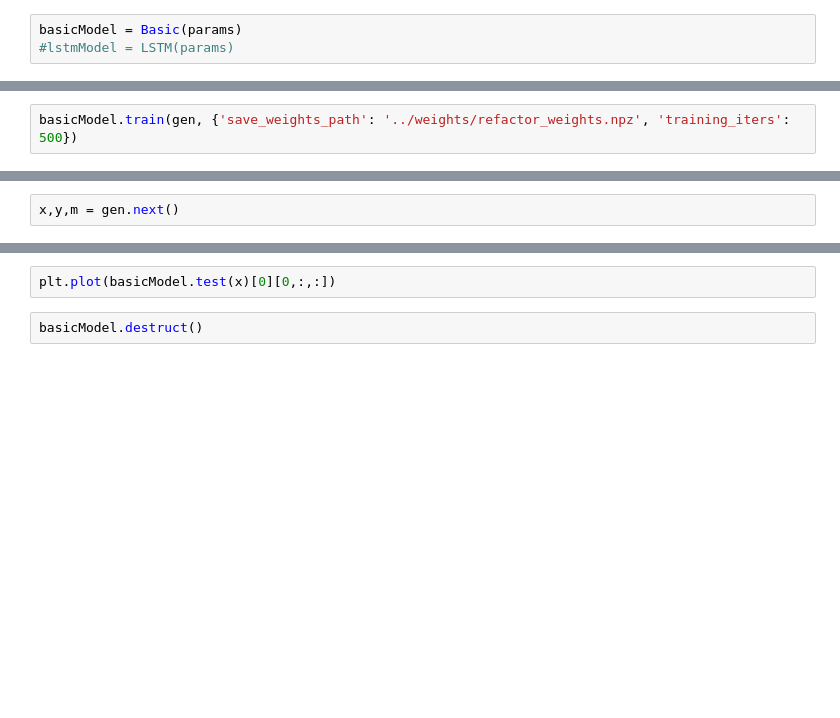
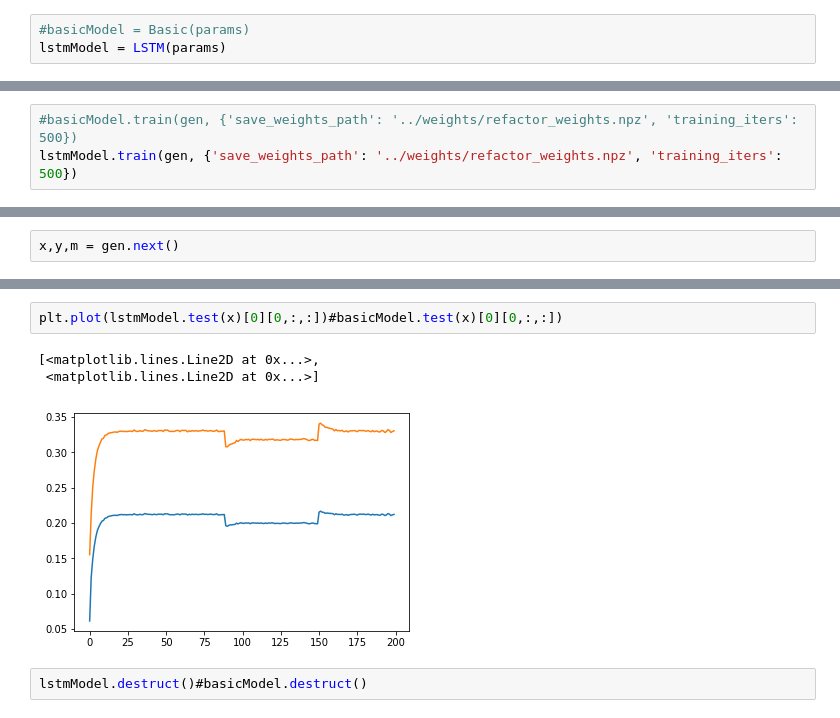
Before and after one commit to dbehrlich/sisyphus2, a Jupyter notebook: notebooks/RDM.ipynb, the cells around one changed output, grey strips where cells are left out. Cells and saved outputs as stored; diff of their text form; blank space fills up the shorter version.

Commit message:
fix rnn parameter passing, lstm works now

```diff
--- a/notebooks/RDM.ipynb
+++ b/notebooks/RDM.ipynb
@@ -16,5 +21,5 @@ params = rdm.__dict__
 params['name'] = 'basicModel'
 params['N_rec'] = 50
 # %%
-basicModel = Basic(params)
-#lstmModel = LSTM(params)
+#basicModel = Basic(params)
+lstmModel = LSTM(params)
@@ -23,2 +29,3 @@ basicModel.build()
 # %%
-basicModel.train(gen, {'save_weights_path': '../weights/refactor_weights.npz', 'training_iters': 500})
+#basicModel.train(gen, {'save_weights_path': '../weights/refactor_weights.npz', 'training_iters': 500})
+lstmModel.train(gen, {'save_weights_path': '../weights/refactor_weights.npz', 'training_iters': 500})
@@ -29,4 +47,8 @@ plt.plot(x[0,:,:])
 # %%
-plt.plot(basicModel.test(x)[0][0,:,:])
+plt.plot(lstmModel.test(x)[0][0,:,:])#basicModel.test(x)[0][0,:,:])
+# %% [output]
+[<matplotlib.lines.Line2D at 0x...>,
+ <matplotlib.lines.Line2D at 0x...>]
+[figure, added]
-# %%
-basicModel.destruct()
+# %%
+lstmModel.destruct()#basicModel.destruct()
```
Also changed, not shown: parts of 6 cells of this notebook, 1 other file.
